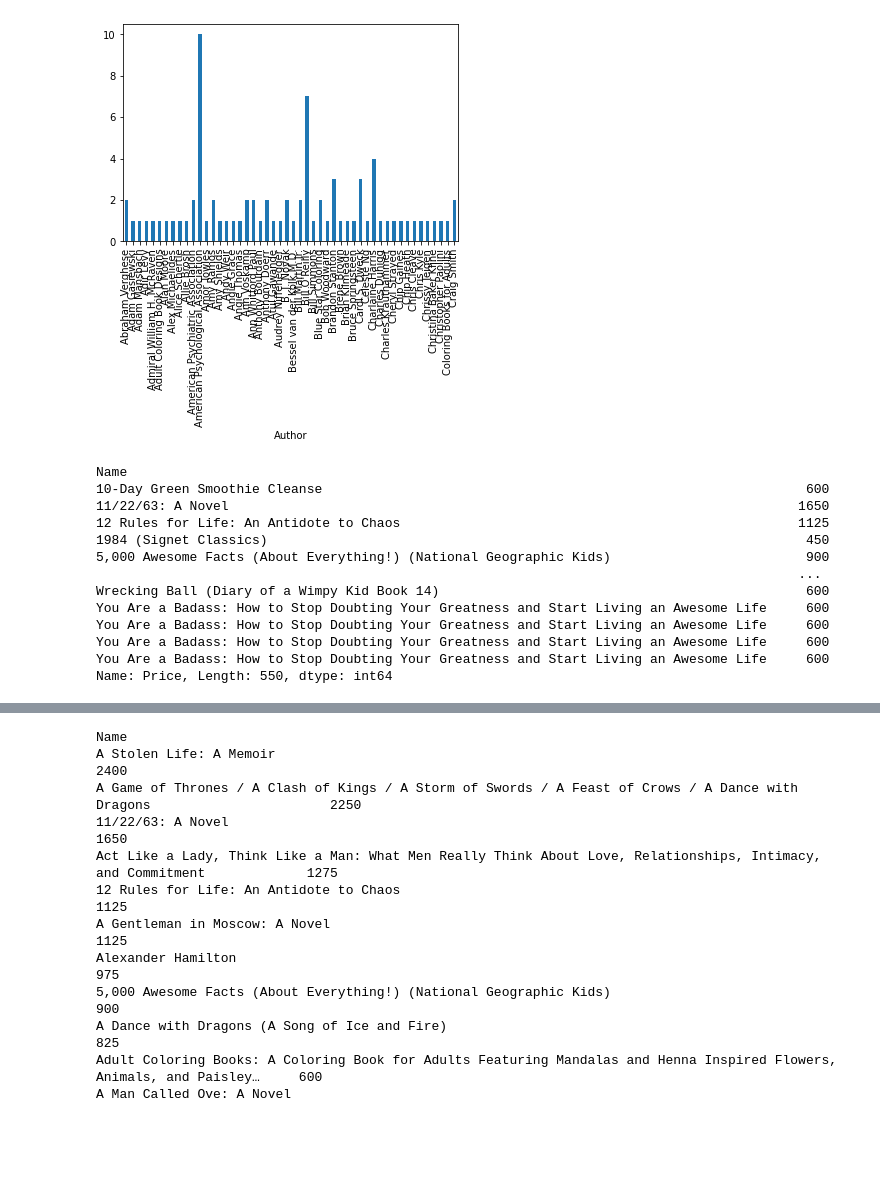
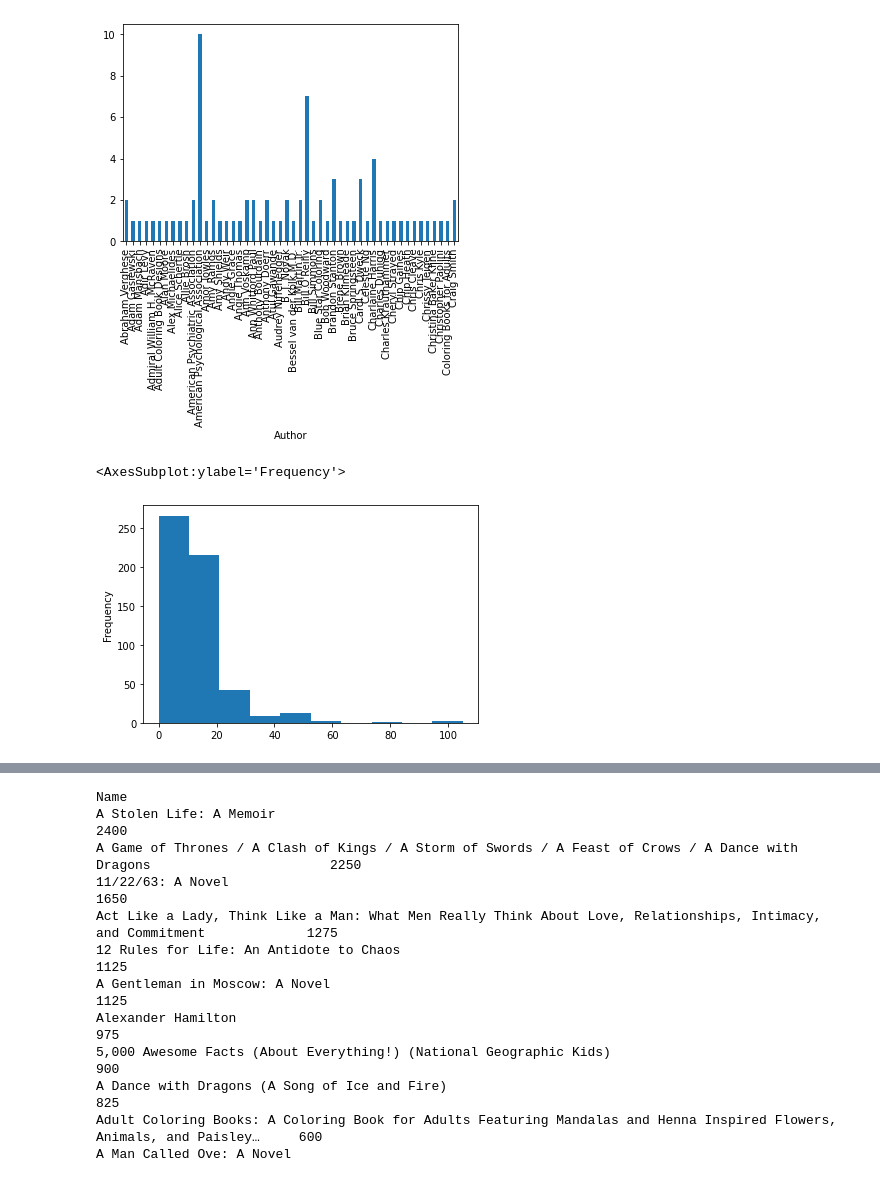
Before and after one commit to kav09/Analysis_of_Best_Selling_Books, a Jupyter notebook: notebook.ipynb, the cells around one changed output, grey strips where cells are left out. Cells and saved outputs as stored; diff of their text form; code cells hidden in the pictures; blank space fills up the shorter version.

```diff
--- a/notebook.ipynb
+++ b/notebook.ipynb
@@ -448,18 +446,7 @@ booklist.groupby('Author').count()['Reviews'].head(50).plot(kind = 'bar')
 # %%
 booklist['Price'] = booklist['Price'].map(lambda price : price*75)
 # %%
-booklist['Price']
+booklist['Price'].plot(kind = 'hist')
 # %% [output]
-Name
-10-Day Green Smoothie Cleanse                                                              600
-11/22/63: A Novel                                                                         1650
-12 Rules for Life: An Antidote to Chaos                                                   1125
-1984 (Signet Classics)                                                                     450
-5,000 Awesome Facts (About Everything!) (National Geographic Kids)                         900
-                                                                                          ...
-Wrecking Ball (Diary of a Wimpy Kid Book 14)                                               600
-You Are a Badass: How to Stop Doubting Your Greatness and Start Living an Awesome Life     600
-You Are a Badass: How to Stop Doubting Your Greatness and Start Living an Awesome Life     600
-You Are a Badass: How to Stop Doubting Your Greatness and Start Living an Awesome Life     600
-You Are a Badass: How to Stop Doubting Your Greatness and Start Living an Awesome Life     600
-Name: Price, Length: 550, dtype: int64
+<AxesSubplot:ylabel='Frequency'>
+[figure, added]
```
Also changed, not shown: parts of 12 cells of this notebook, 3 other files.
